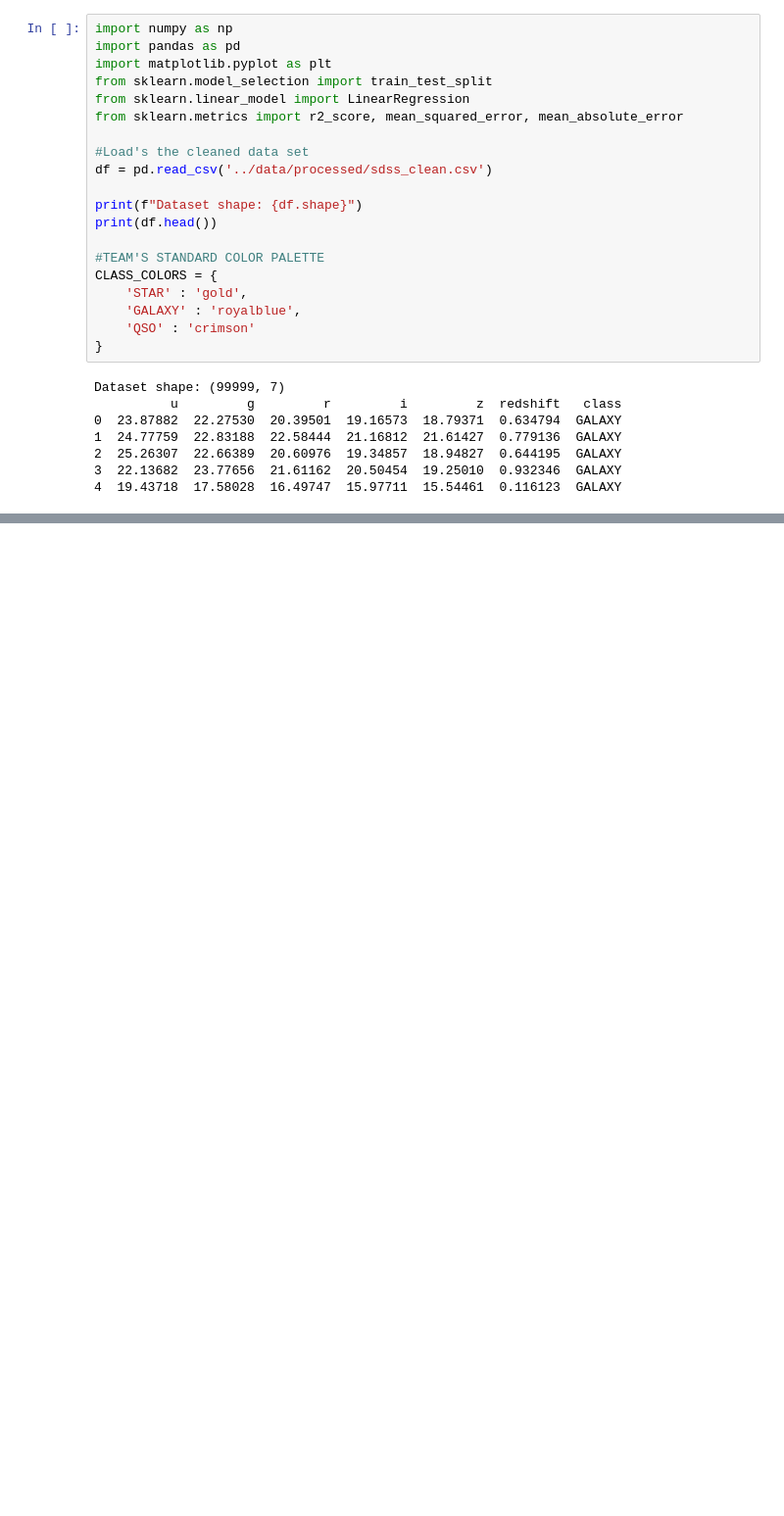
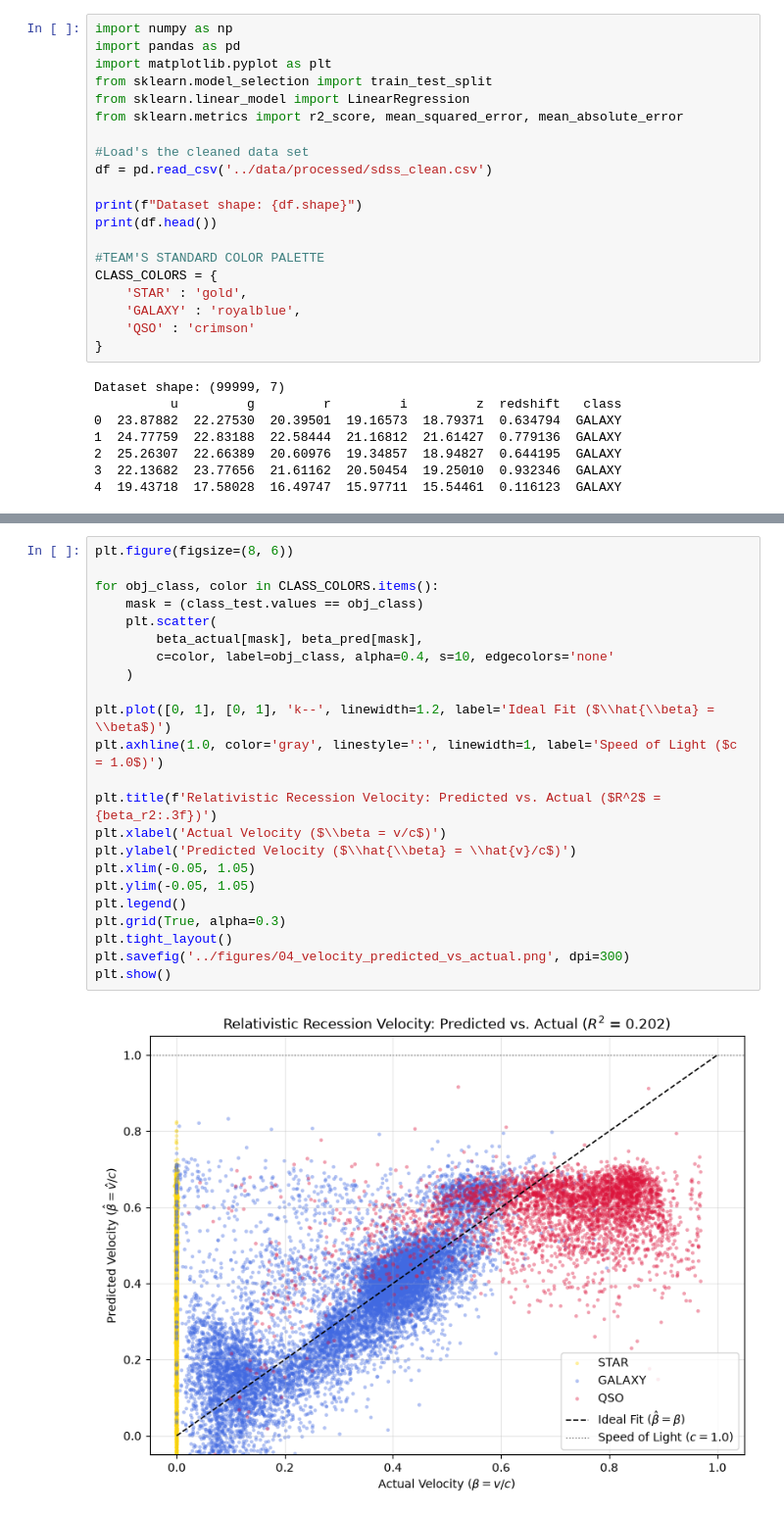
Before and after one commit to StillLight08/relativistic-redshift-project, a Jupyter notebook: notebooks/04_redshift_regression.ipynb, the cells around one changed output, grey strips where cells are left out. Shown at 98% size. Drawn from its saved outputs; the diff is of its cells as text; blank space fills up the shorter version.

```diff
--- a/notebooks/04_redshift_regression.ipynb
+++ b/notebooks/04_redshift_regression.ipynb
@@ -37,0 +153,25 @@ Dataset shape: (99999, 7)
+# %%
+plt.figure(figsize=(8, 6))
+
+for obj_class, color in CLASS_COLORS.items():
+    mask = (class_test.values == obj_class)
+    plt.scatter(
+        beta_actual[mask], beta_pred[mask],
+        c=color, label=obj_class, alpha=0.4, s=10, edgecolors='none'
+    )
+
+plt.plot([0, 1], [0, 1], 'k--', linewidth=1.2, label='Ideal Fit ($\\hat{\\beta} = \\beta$)')
+plt.axhline(1.0, color='gray', linestyle=':', linewidth=1, label='Speed of Light ($c = 1.0$)')
+
+plt.title(f'Relativistic Recession Velocity: Predicted vs. Actual ($R^2$ = {beta_r2:.3f})')
+plt.xlabel('Actual Velocity ($\\beta = v/c$)')
+plt.ylabel('Predicted Velocity ($\\hat{\\beta} = \\hat{v}/c$)')
+plt.xlim(-0.05, 1.05)
+plt.ylim(-0.05, 1.05)
+plt.legend()
+plt.grid(True, alpha=0.3)
+plt.tight_layout()
+plt.savefig('../figures/04_velocity_predicted_vs_actual.png', dpi=300)
+plt.show()
+# %% [output]
+[figure, added]
```
Also changed, not shown: parts of 15 cells of this notebook, 3 other files.
